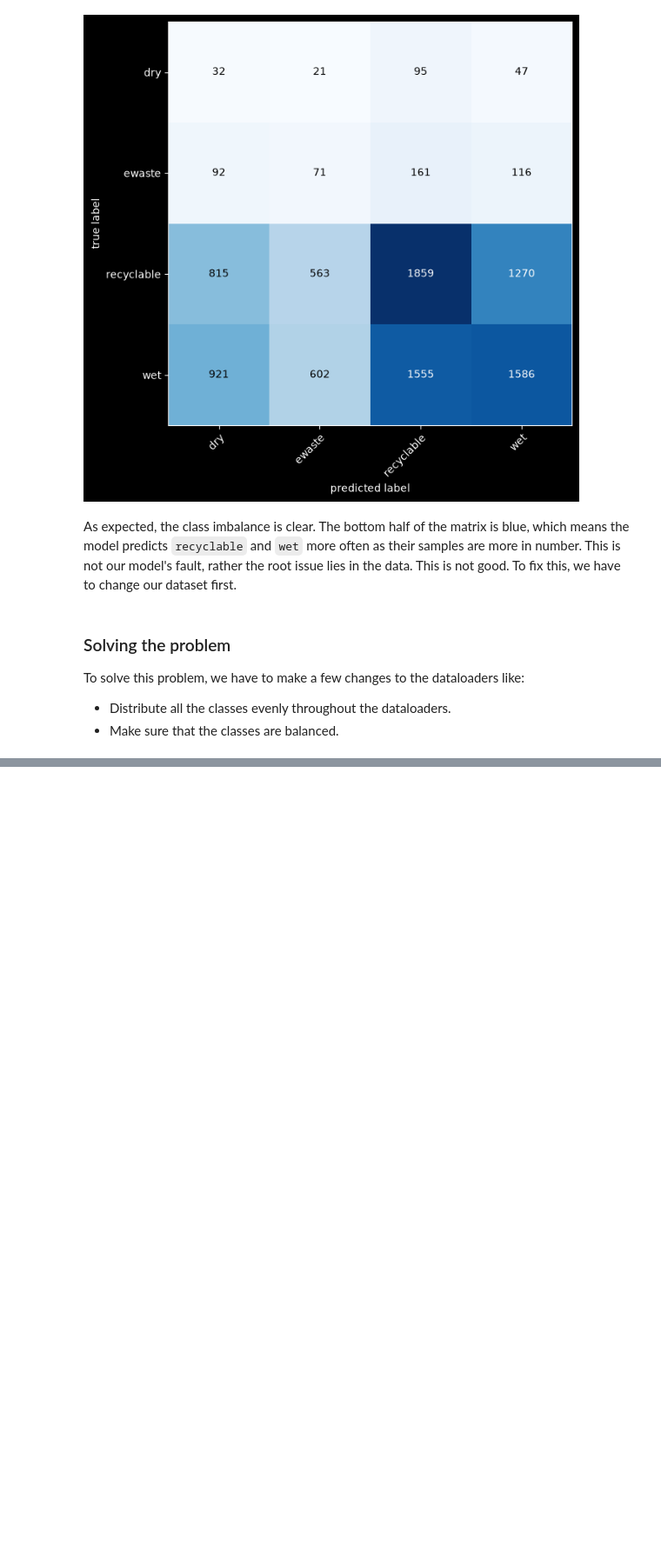
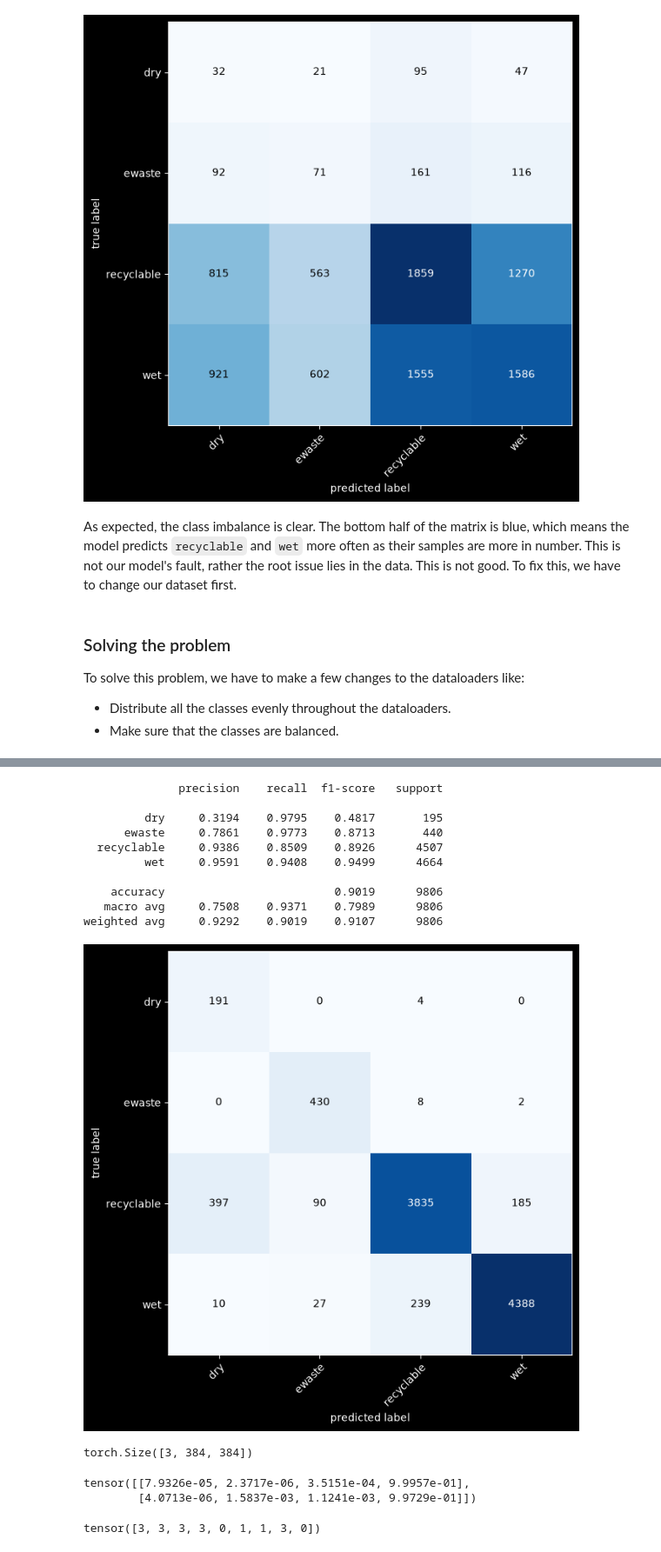
Before and after one commit to DinoKiller0607/EcoSort-AI, a Jupyter notebook: classifier_notebook.ipynb, the cells around one changed output, grey strips where cells are left out. Shown at 87% size. Cells and saved outputs as stored; diff of their text form; code cells hidden in the pictures; blank space fills up the shorter version.

```diff
--- a/classifier_notebook.ipynb
+++ b/classifier_notebook.ipynb
@@ -645,3 +645,14 @@ As expected, the class imbalance is clear. The bottom half of the matrix is blue
 To solve this problem, we have to make a few changes to the dataloaders like:
 * Distribute all the classes evenly throughout the dataloaders.
 * Make sure that the classes are balanced.
+# %%
+import torch, torchvision
+from torch import nn
+from pathlib import Path
+import data_setup, engine
+from utils import save_model, plot_loss_curves
+
+device = 'cuda' if torch.cuda.is_available() else 'cpu'
+
+data_path = Path('data/')
+train_dir, val_dir = data_path / 'train', data_path / 'val'
@@ -647,0 +750,34 @@ To solve this problem, we have to make a few changes to the dataloaders like:
+# %%
+from sklearn.metrics import classification_report
+from torchmetrics import ConfusionMatrix
+from mlxtend.plotting import plot_confusion_matrix
+
+_, natural_val_dataloader, _ = data_setup.create_dataloaders(
+    train_dir, val_dir, auto_transforms, batch_size=32, num_workers=0)
+
+model_2.eval()
+preds, targets = [], []
+with torch.inference_mode():
+    for X, y in natural_val_dataloader:
+        logits = model_2(X.to(device))
+        preds.append(logits.argmax(dim=1).cpu())
+        targets.append(y)
+preds, targets = torch.cat(preds), torch.cat(targets)
+
+print(classification_report(targets, preds, target_names=class_names, digits=4))
+
+confmat = ConfusionMatrix(task='multiclass', num_classes=len(class_names))
+fig, ax = plot_confusion_matrix(conf_mat=confmat(preds=preds, target=targets).numpy(),
+                                class_names=class_names, figsize=(10, 7))
+# %% [output]
+              precision    recall  f1-score   support
+
+         dry     0.3194    0.9795    0.4817       195
+      ewaste     0.7861    0.9773    0.8713       440
+  recyclable     0.9386    0.8509    0.8926      4507
+         wet     0.9591    0.9408    0.9499      4664
+
+    accuracy                         0.9019      9806
+   macro avg     0.7508    0.9371    0.7989      9806
+weighted avg     0.9292    0.9019    0.9107      9806
+[figure, added]
@@ -647,0 +803,27 @@ To solve this problem, we have to make a few changes to the dataloaders like:
+# %%
+import random
+# random.seed(42)
+val_samples = []
+val_labels = []
+for sample, label in random.sample(list(val_data), k= 9):
+   val_samples.append(sample)
+   val_labels.append(label)
+# View the first sample image
+val_samples[0].shape
+# %% [output]
+torch.Size([3, 384, 384])
+# %%
+# Make Predictions
+pred_probs = make_predictions(model = model_2,
+                              data = val_samples)
+# View the first 2 prediction probabilities
+pred_probs[:2]
+# %% [output]
+tensor([[7.9326e-05, 2.3717e-06, 3.5151e-04, 9.9957e-01],
+        [4.0713e-06, 1.5837e-03, 1.1241e-03, 9.9729e-01]])
+# %%
+# Convert prediction probabilities to labels
+pred_classes = pred_probs.argmax(dim=1)
+pred_classes
+# %% [output]
+tensor([3, 3, 3, 3, 0, 1, 1, 3, 0])
```
Also changed, not shown: parts of 11 cells of this notebook, 3 other files.
